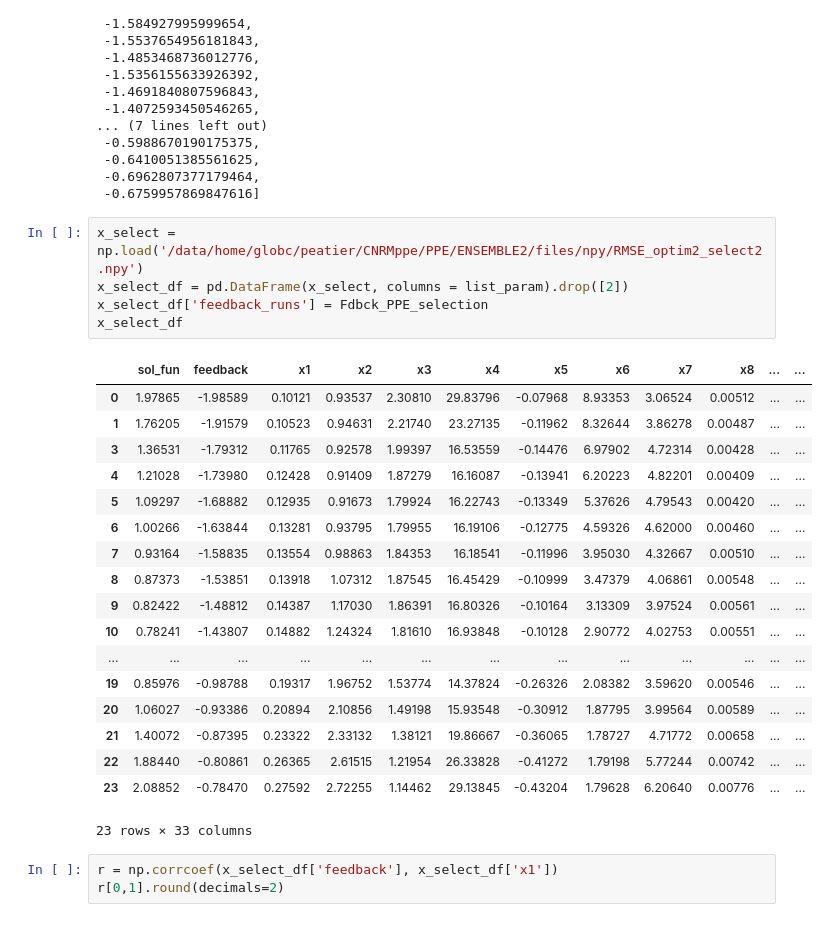
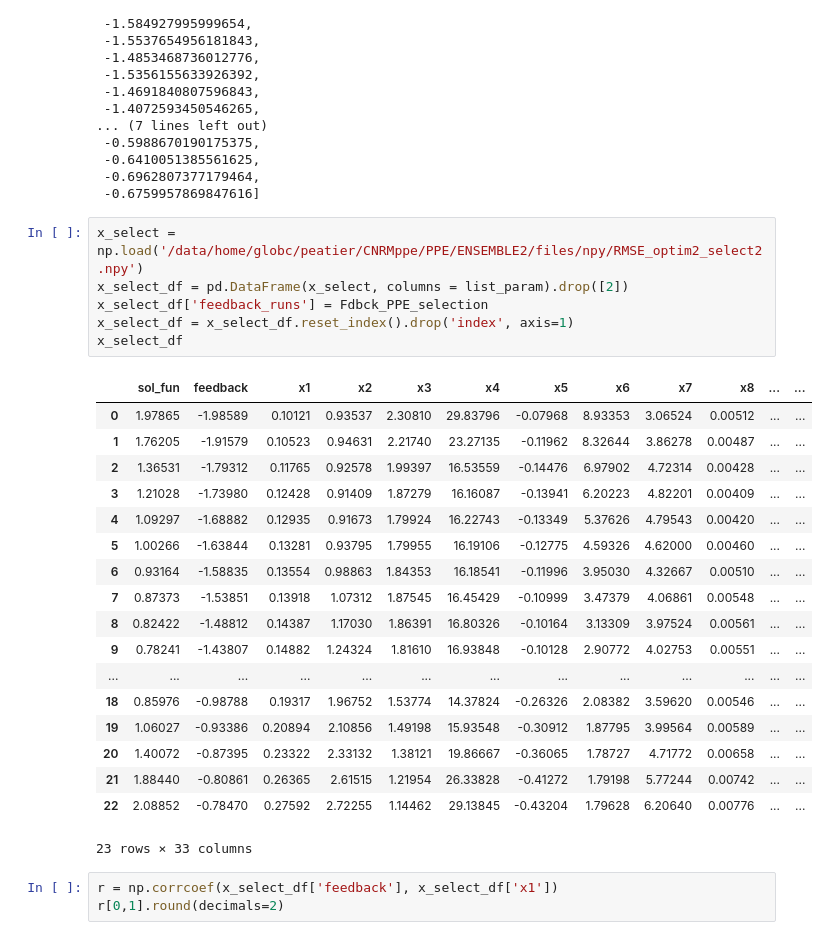
Before and after one commit to speatier/CNRMppe_save, a Jupyter notebook: PPE/PPE_paper_1/MultiLinReg/Final_total.ipynb, the cells around one changed output. Cells and saved outputs as stored; diff of their text form.

```diff
--- a/PPE/PPE_paper_1/MultiLinReg/Final_total.ipynb
+++ b/PPE/PPE_paper_1/MultiLinReg/Final_total.ipynb
@@ -2821,26 +2821,27 @@ Fdbck_PPE_selection
 # %%
 x_select = np.load('/data/home/globc/peatier/CNRMppe/PPE/ENSEMBLE2/files/npy/RMSE_optim2_select2.npy')
 x_select_df = pd.DataFrame(x_select, columns = list_param).drop([2])
 x_select_df['feedback_runs'] = Fdbck_PPE_selection
+x_select_df = x_select_df.reset_index().drop('index', axis=1)
 x_select_df
 # %% [output]
 |  | sol_fun | feedback | x1 | x2 | x3 | x4 | x5 | x6 | x7 | x8 | ... | ... |
 | 0 | 1.97865 | -1.98589 | 0.10121 | 0.93537 | 2.30810 | 29.83796 | -0.07968 | 8.93353 | 3.06524 | 0.00512 | ... | ... |
 | 1 | 1.76205 | -1.91579 | 0.10523 | 0.94631 | 2.21740 | 23.27135 | -0.11962 | 8.32644 | 3.86278 | 0.00487 | ... | ... |
-| 3 | 1.36531 | -1.79312 | 0.11765 | 0.92578 | 1.99397 | 16.53559 | -0.14476 | 6.97902 | 4.72314 | 0.00428 | ... | ... |
-| 4 | 1.21028 | -1.73980 | 0.12428 | 0.91409 | 1.87279 | 16.16087 | -0.13941 | 6.20223 | 4.82201 | 0.00409 | ... | ... |
-| 5 | 1.09297 | -1.68882 | 0.12935 | 0.91673 | 1.79924 | 16.22743 | -0.13349 | 5.37626 | 4.79543 | 0.00420 | ... | ... |
-| 6 | 1.00266 | -1.63844 | 0.13281 | 0.93795 | 1.79955 | 16.19106 | -0.12775 | 4.59326 | 4.62000 | 0.00460 | ... | ... |
-| 7 | 0.93164 | -1.58835 | 0.13554 | 0.98863 | 1.84353 | 16.18541 | -0.11996 | 3.95030 | 4.32667 | 0.00510 | ... | ... |
-| 8 | 0.87373 | -1.53851 | 0.13918 | 1.07312 | 1.87545 | 16.45429 | -0.10999 | 3.47379 | 4.06861 | 0.00548 | ... | ... |
-| 9 | 0.82422 | -1.48812 | 0.14387 | 1.17030 | 1.86391 | 16.80326 | -0.10164 | 3.13309 | 3.97524 | 0.00561 | ... | ... |
-| 10 | 0.78241 | -1.43807 | 0.14882 | 1.24324 | 1.81610 | 16.93848 | -0.10128 | 2.90772 | 4.02753 | 0.00551 | ... | ... |
+| 2 | 1.36531 | -1.79312 | 0.11765 | 0.92578 | 1.99397 | 16.53559 | -0.14476 | 6.97902 | 4.72314 | 0.00428 | ... | ... |
+| 3 | 1.21028 | -1.73980 | 0.12428 | 0.91409 | 1.87279 | 16.16087 | -0.13941 | 6.20223 | 4.82201 | 0.00409 | ... | ... |
+| 4 | 1.09297 | -1.68882 | 0.12935 | 0.91673 | 1.79924 | 16.22743 | -0.13349 | 5.37626 | 4.79543 | 0.00420 | ... | ... |
+| 5 | 1.00266 | -1.63844 | 0.13281 | 0.93795 | 1.79955 | 16.19106 | -0.12775 | 4.59326 | 4.62000 | 0.00460 | ... | ... |
+| 6 | 0.93164 | -1.58835 | 0.13554 | 0.98863 | 1.84353 | 16.18541 | -0.11996 | 3.95030 | 4.32667 | 0.00510 | ... | ... |
+| 7 | 0.87373 | -1.53851 | 0.13918 | 1.07312 | 1.87545 | 16.45429 | -0.10999 | 3.47379 | 4.06861 | 0.00548 | ... | ... |
+| 8 | 0.82422 | -1.48812 | 0.14387 | 1.17030 | 1.86391 | 16.80326 | -0.10164 | 3.13309 | 3.97524 | 0.00561 | ... | ... |
+| 9 | 0.78241 | -1.43807 | 0.14882 | 1.24324 | 1.81610 | 16.93848 | -0.10128 | 2.90772 | 4.02753 | 0.00551 | ... | ... |
 | ... | ... | ... | ... | ... | ... | ... | ... | ... | ... | ... | ... | ... |
-| 19 | 0.85976 | -0.98788 | 0.19317 | 1.96752 | 1.53774 | 14.37824 | -0.26326 | 2.08382 | 3.59620 | 0.00546 | ... | ... |
-| 20 | 1.06027 | -0.93386 | 0.20894 | 2.10856 | 1.49198 | 15.93548 | -0.30912 | 1.87795 | 3.99564 | 0.00589 | ... | ... |
-| 21 | 1.40072 | -0.87395 | 0.23322 | 2.33132 | 1.38121 | 19.86667 | -0.36065 | 1.78727 | 4.71772 | 0.00658 | ... | ... |
-| 22 | 1.88440 | -0.80861 | 0.26365 | 2.61515 | 1.21954 | 26.33828 | -0.41272 | 1.79198 | 5.77244 | 0.00742 | ... | ... |
-| 23 | 2.08852 | -0.78470 | 0.27592 | 2.72255 | 1.14462 | 29.13845 | -0.43204 | 1.79628 | 6.20640 | 0.00776 | ... | ... |
+| 18 | 0.85976 | -0.98788 | 0.19317 | 1.96752 | 1.53774 | 14.37824 | -0.26326 | 2.08382 | 3.59620 | 0.00546 | ... | ... |
+| 19 | 1.06027 | -0.93386 | 0.20894 | 2.10856 | 1.49198 | 15.93548 | -0.30912 | 1.87795 | 3.99564 | 0.00589 | ... | ... |
+| 20 | 1.40072 | -0.87395 | 0.23322 | 2.33132 | 1.38121 | 19.86667 | -0.36065 | 1.78727 | 4.71772 | 0.00658 | ... | ... |
+| 21 | 1.88440 | -0.80861 | 0.26365 | 2.61515 | 1.21954 | 26.33828 | -0.41272 | 1.79198 | 5.77244 | 0.00742 | ... | ... |
+| 22 | 2.08852 | -0.78470 | 0.27592 | 2.72255 | 1.14462 | 29.13845 | -0.43204 | 1.79628 | 6.20640 | 0.00776 | ... | ... |
 23 rows × 33 columns
 # %%
 r = np.corrcoef(x_select_df['feedback'], x_select_df['x1'])
```
Also changed, not shown: parts of 2 cells of this notebook.
